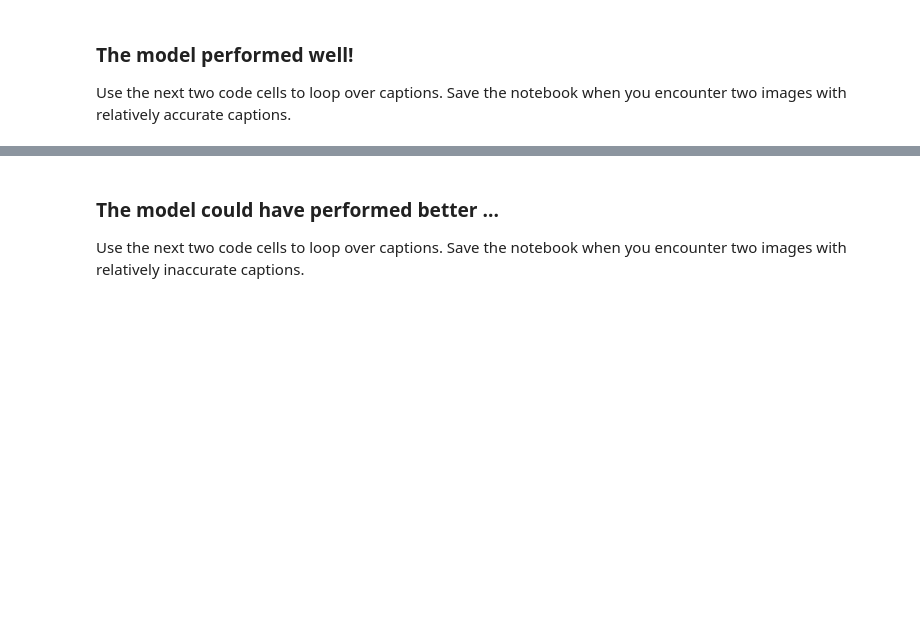
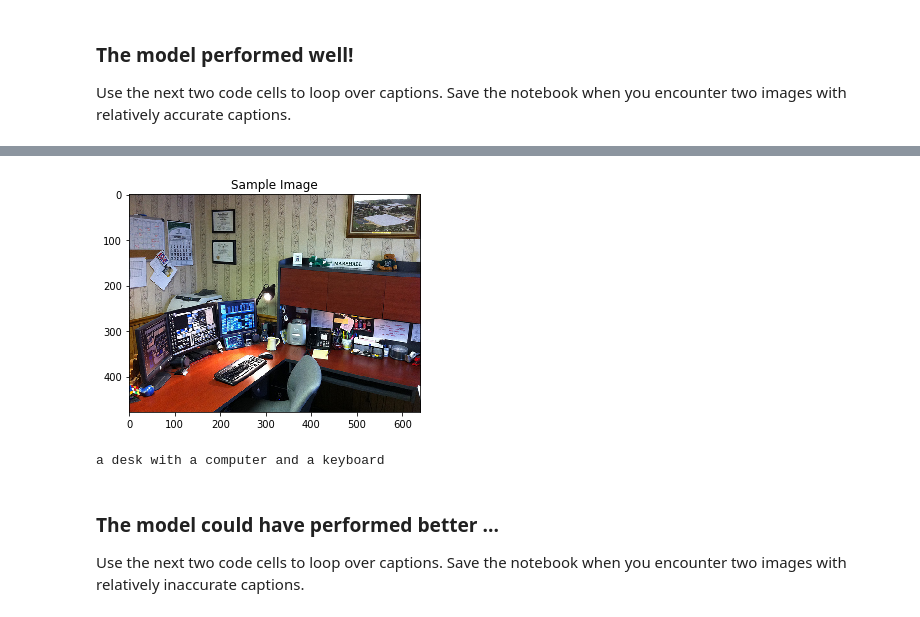
Before and after one commit to ken-power/CVND-AutomaticImageCaptioning, a Jupyter notebook: 3_Inference.ipynb, the cells around one changed output, grey strips where cells are left out. Saved outputs shown, nothing was run; the diff lists cells and outputs as text; code cells hidden in the pictures; blank space fills up the shorter version.

```diff
--- a/3_Inference.ipynb
+++ b/3_Inference.ipynb
@@ -218,3 +233,8 @@ a cat is sitting on a bench in front of a building .
+# %%
+get_prediction()
+# %% [output]
+[figure, added]
+a desk with a computer and a keyboard
 # %% [markdown]
 ### The model could have performed better ...
 
```
Also changed, not shown: parts of 13 cells of this notebook, 11 other files.
